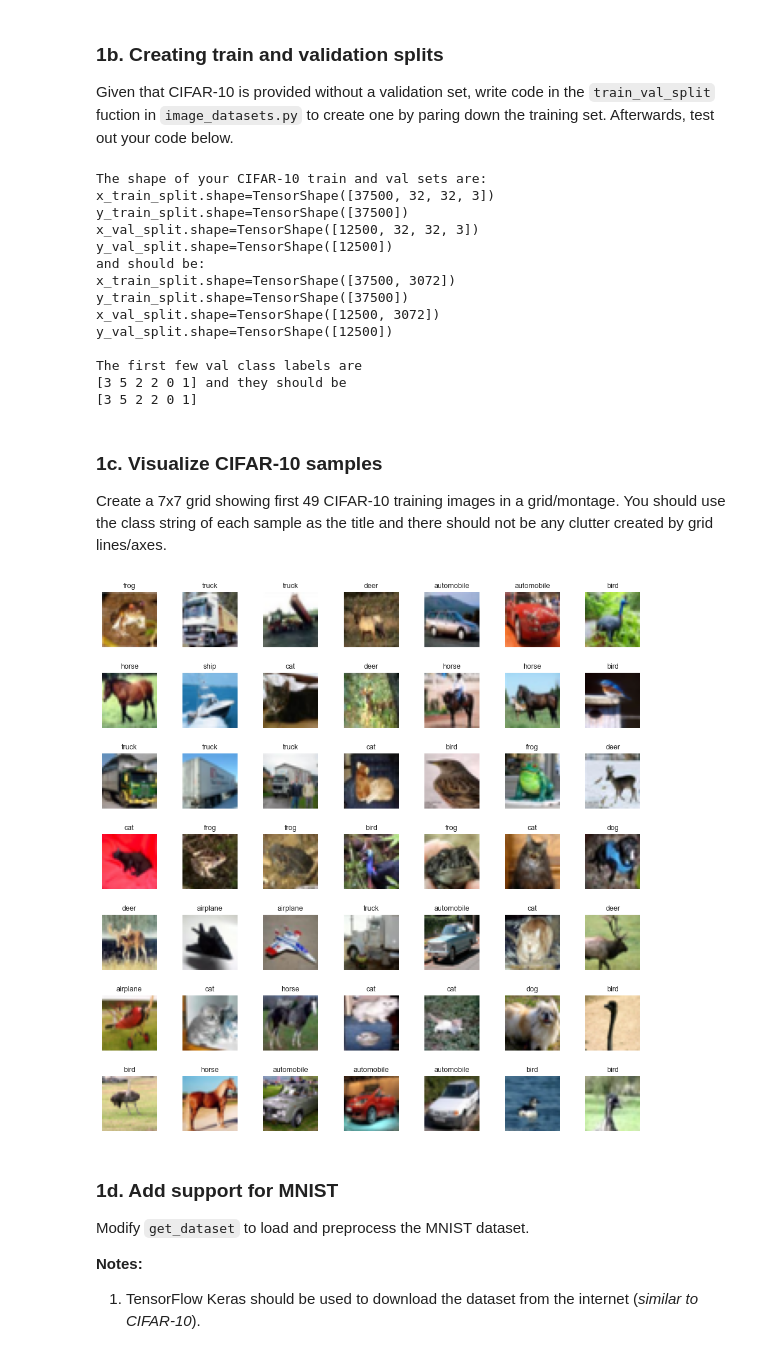
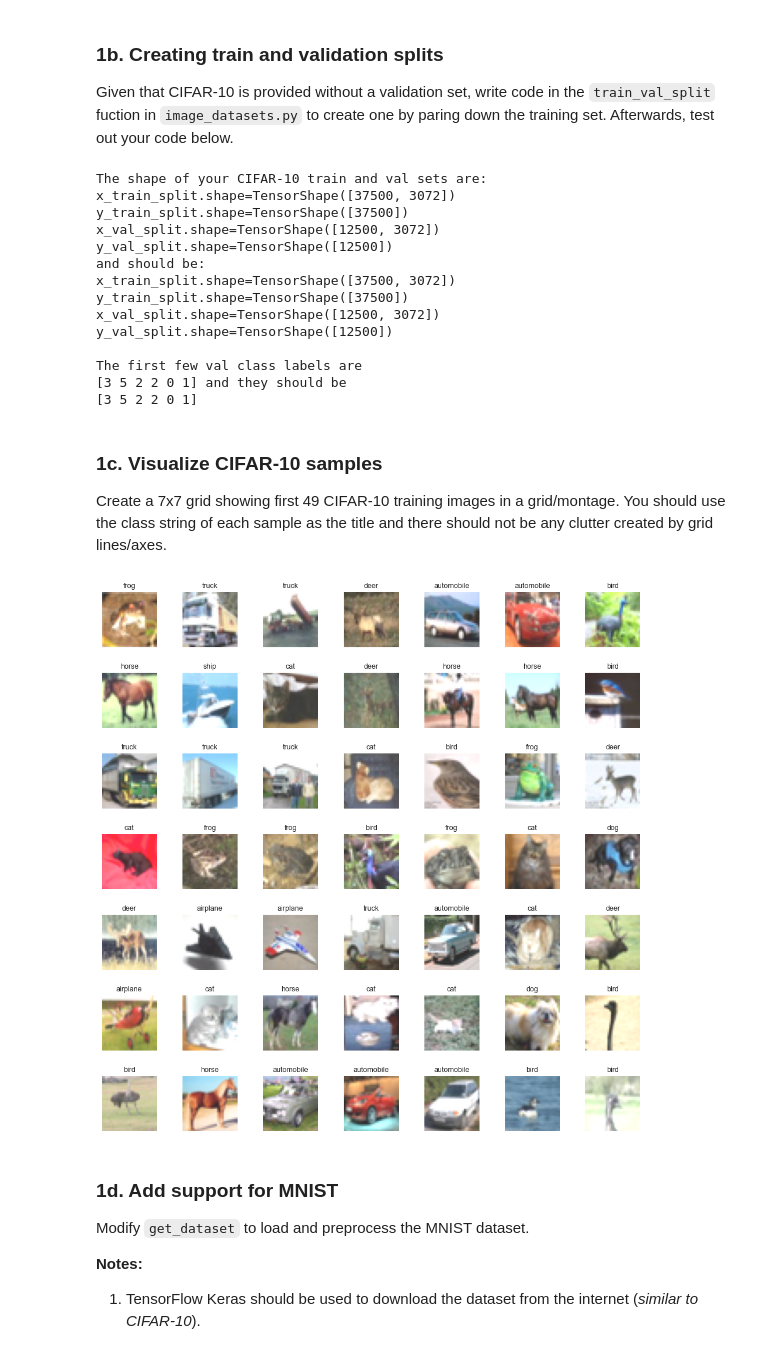
Before and after one commit to NotSMX/CS443, a Jupyter notebook: Project 1 - Hebbian Learning/images_datasets.ipynb, the cells around one changed output. Drawn from its saved outputs; the diff is of its cells as text; code cells hidden in the pictures.

```diff
--- a/Project 1 - Hebbian Learning/images_datasets.ipynb
+++ b/Project 1 - Hebbian Learning/images_datasets.ipynb
@@ -159,14 +157,14 @@ and they should be              -1.9892/2.1268
 # %% [markdown]
 #### Test centering
 # %%
-x_train, y_train, x_test, y_test = get_dataset('cifar10', norm_method='center', flatten=False)
+x_train, y_train, x_test, y_test = get_dataset('cifar10', norm_method='center')
 
 print('The shape of your CIFAR-10 train and test sets are:')
 print(f'{x_train.shape=} {y_train.shape=}')
 print(f'{x_test.shape=} {y_test.shape=}')
 print('and should be:')
-print('''x_train.shape=TensorShape([50000, 32, 32, 3]) y_train.shape=TensorShape([50000])
-x_test.shape=TensorShape([10000, 32, 32, 3]) y_test.shape=TensorShape([10000])''')
+print('''x_train.shape=TensorShape([50000, 3072]) y_train.shape=TensorShape([50000])
+x_test.shape=TensorShape([10000, 3072]) y_test.shape=TensorShape([10000])''')
 print()
 print(f'The min/max of your training set is {tf.reduce_min(x_train):.4f}/{tf.reduce_max(x_train):.4f}')
 print('and they should be                  -0.4914/0.5535')
@@ -208,8 +206,8 @@ print()
 print(f'The first few val class labels are\n{y_val_split[:6]} and they should be\n[3 5 2 2 0 1]')
 # %% [output]
 The shape of your CIFAR-10 train and val sets are:
-x_train_split.shape=TensorShape([37500, 32, 32, 3]) y_train_split.shape=TensorShape([37500])
-x_val_split.shape=TensorShape([12500, 32, 32, 3]) y_val_split.shape=TensorShape([12500])
+x_train_split.shape=TensorShape([37500, 3072]) y_train_split.shape=TensorShape([37500])
+x_val_split.shape=TensorShape([12500, 3072]) y_val_split.shape=TensorShape([12500])
 and should be:
 x_train_split.shape=TensorShape([37500, 3072]) y_train_split.shape=TensorShape([37500])
 x_val_split.shape=TensorShape([12500, 3072]) y_val_split.shape=TensorShape([12500])
@@ -222,28 +220,22 @@ The first few val class labels are
 
 Create a 7x7 grid showing first 49 CIFAR-10 training images in a grid/montage. You should use the class string of each sample as the title and there should not be any clutter created by grid lines/axes.
 # %%
-classnames = ['airplane', 'automobile', 'bird', 'cat', 'deer', 'dog', 'frog', 'horse', 'ship', 'truck']
-
 fig, axes = plt.subplots(7, 7, figsize=(10, 10))
 
 for i, ax in enumerate(axes.flat):
-    img = x_train[i]
+    img = x_train[i].numpy().reshape(32, 32, 3)
+    img = np.clip(img + 0.5, 0, 1)
+
     label = y_train[i].numpy()
-
-    # If images were standardized, rescale for display
-    img_min = img.numpy().min()
-    img_max = img.numpy().max()
-    if img_min < 0 or img_max > 1:
-        img = (img - img_min) / (img_max - img_min)
 
     ax.imshow(img)
     ax.set_title(classnames[label], fontsize=9)
     ax.axis('off')
 
 plt.tight_layout()
 plt.show()
 # %% [output]
-[figure, old version]
+[figure, new version]
 # %% [markdown]
 ### 1d. Add support for MNIST
 
```
Also changed, not shown: parts of 2 cells of this notebook, 4 other files.
